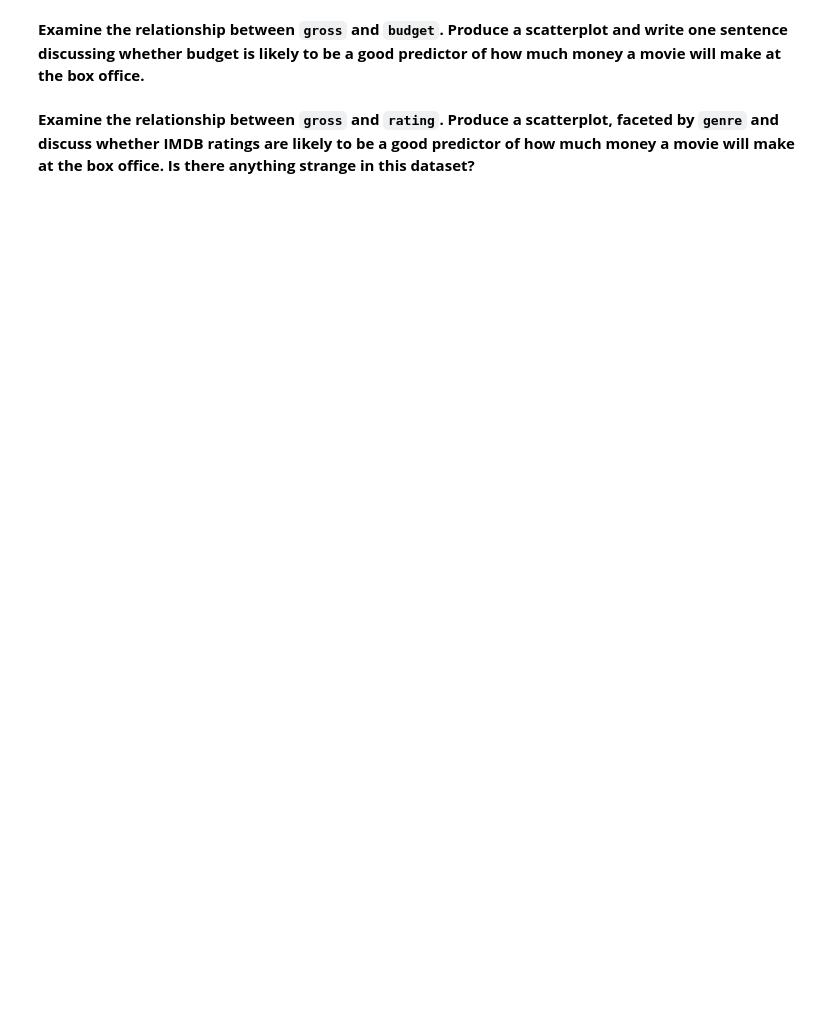
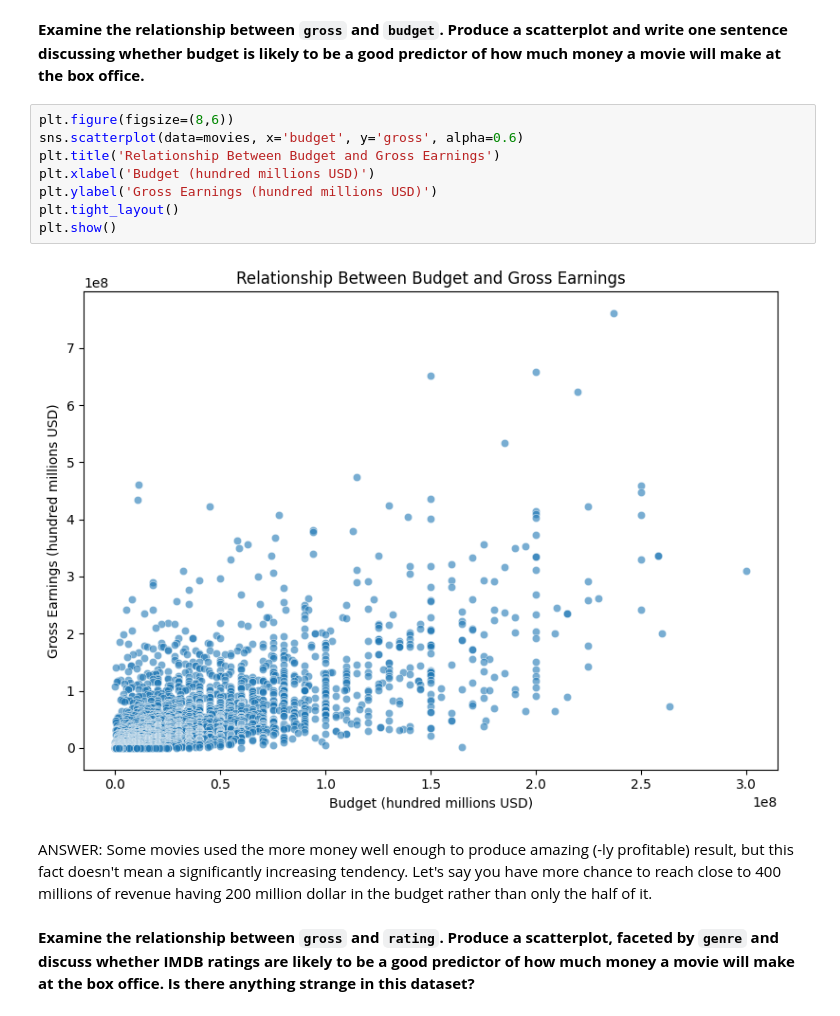
Before and after one commit to bence-szabo-git/Analytics-through-Coding, a Jupyter notebook: Session_2/Homework.ipynb, the cells around one changed output. Cells and saved outputs as stored; diff of their text form; blank space fills up the shorter version.

```diff
--- a/Session_2/Homework.ipynb
+++ b/Session_2/Homework.ipynb
@@ -78,4 +210,17 @@ movies.groupby("genre").count().sort_values("title", ascending=False) # descendi
 # %% [markdown]
 **Examine the relationship between `gross` and `budget`. Produce a scatterplot and write one sentence discussing whether budget is likely to be a good predictor of how much money a movie will make at the box office.**
+# %%
+plt.figure(figsize=(8,6))
+sns.scatterplot(data=movies, x='budget', y='gross', alpha=0.6)
+plt.title('Relationship Between Budget and Gross Earnings')
+plt.xlabel('Budget (hundred millions USD)')
+plt.ylabel('Gross Earnings (hundred millions USD)')
+plt.tight_layout()
+plt.show()
+# %% [output]
+[figure, added]
+# %% [markdown]
+ANSWER:
+Some movies used the more money well enough to produce amazing (-ly profitable) result, but this fact doesn't mean a significantly increasing tendency. Let's say you have more chance to reach close to 400 millions of revenue having 200 million dollar in the budget rather than only the half of it.
 # %% [markdown]
 **Examine the relationship between `gross` and `rating`. Produce a scatterplot, faceted by `genre` and discuss whether IMDB ratings are likely to be a good predictor of how much money a movie will make at the box office. Is there anything strange in this dataset?**
```
Also changed, not shown: parts of 10 cells of this notebook.
